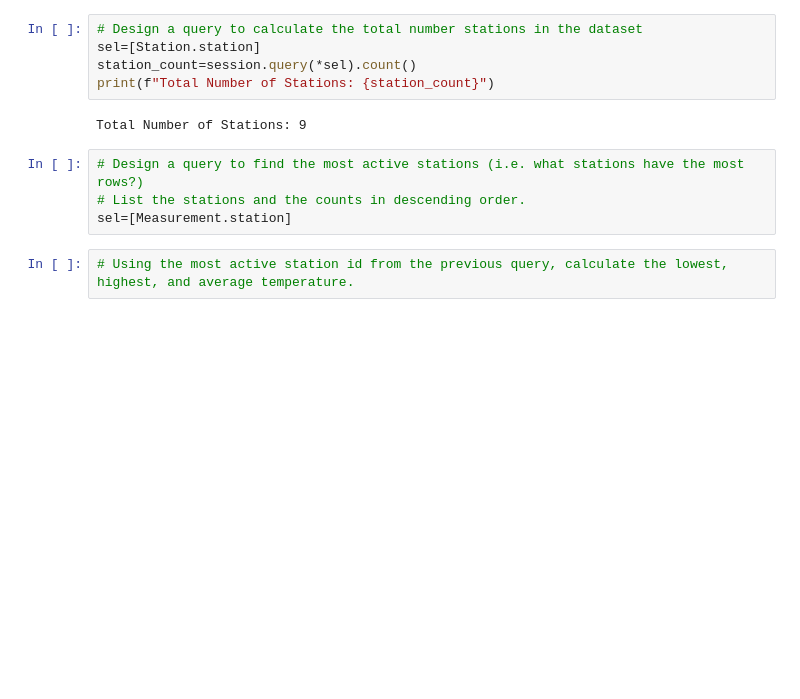
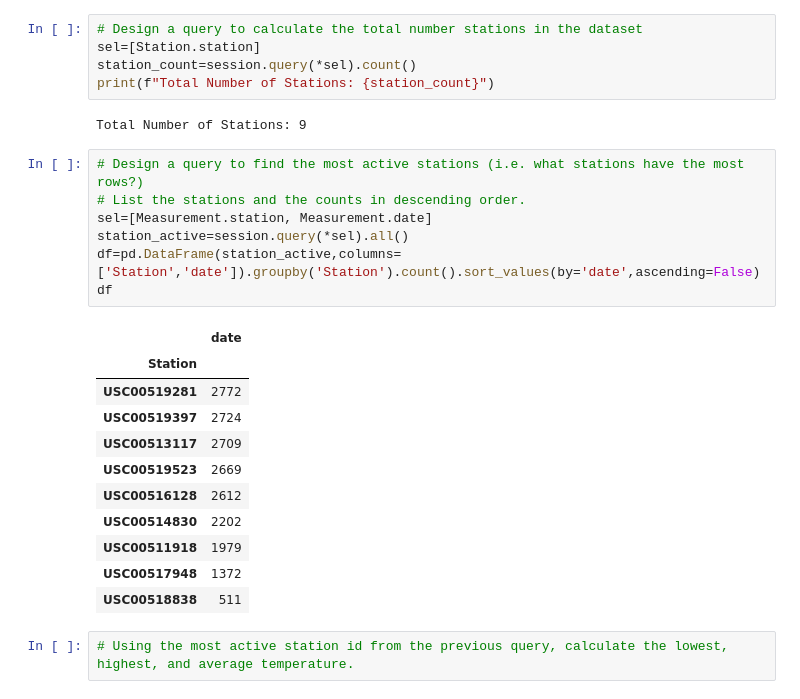
Before and after one commit to amberleeBME/sqlalchemy-challenge, a Jupyter notebook: climate.ipynb, the cells around one changed output. Cells and saved outputs as stored; diff of their text form; blank space fills up the shorter version.

Commit message:
sort by active stations

```diff
--- a/climate.ipynb
+++ b/climate.ipynb
@@ -121,7 +121,22 @@ Total Number of Stations: 9
 # %%
 # Design a query to find the most active stations (i.e. what stations have the most rows?)
 # List the stations and the counts in descending order.
-sel=[Measurement.station]
+sel=[Measurement.station, Measurement.date]
+station_active=session.query(*sel).all()
+df=pd.DataFrame(station_active,columns=['Station','date']).groupby('Station').count().sort_values(by='date',ascending=False)
+df
+# %% [output]
+|  | date |
+| Station |  |
+| USC00519281 | 2772 |
+| USC00519397 | 2724 |
+| USC00513117 | 2709 |
+| USC00519523 | 2669 |
+| USC00516128 | 2612 |
+| USC00514830 | 2202 |
+| USC00511918 | 1979 |
+| USC00517948 | 1372 |
+| USC00518838 | 511 |
 # %%
 # Using the most active station id from the previous query, calculate the lowest, highest, and average temperature.
 # %%
```
